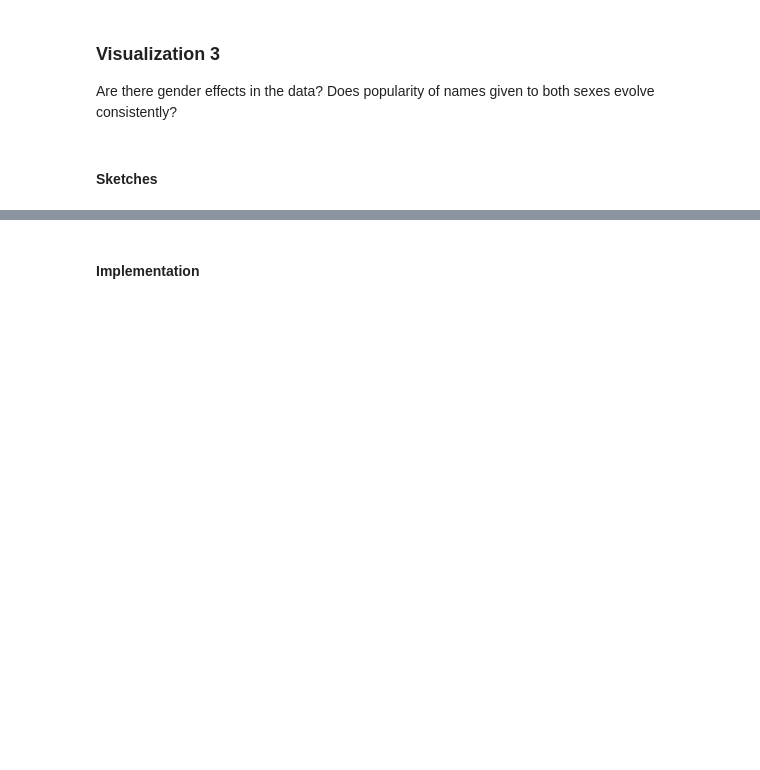
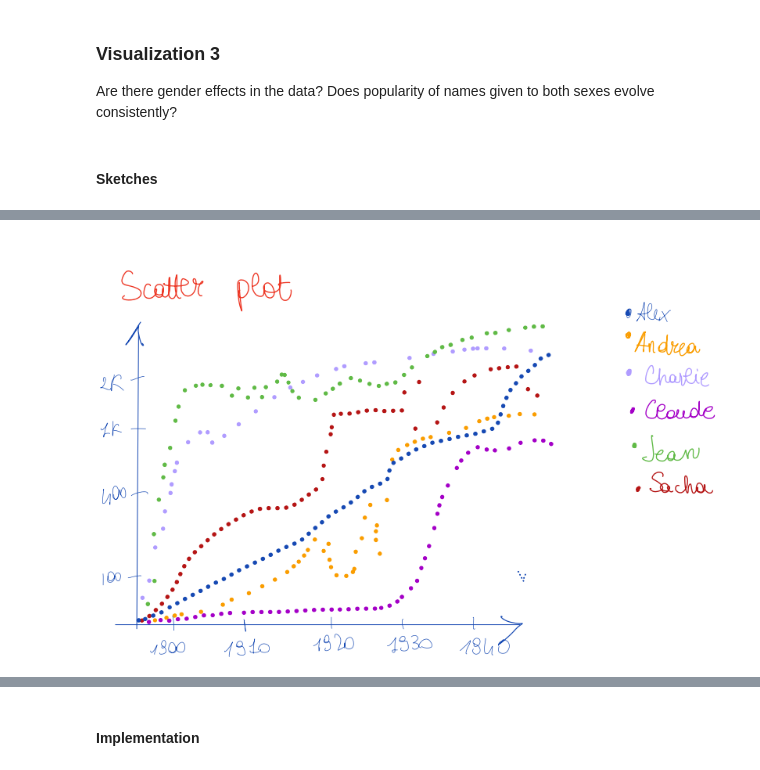
Before and after one commit to liadsantos/baby_names_visualization, a Jupyter notebook: notebook.ipynb, the cells around one changed output, grey strips where cells are left out. Saved outputs shown, nothing was run; the diff lists cells and outputs as text; code cells hidden in the pictures; blank space fills up the shorter version.

```diff
--- a/notebook.ipynb
+++ b/notebook.ipynb
@@ -93,0 +98,4 @@ Are there gender effects in the data? Does popularity of names given to both sex
+# %%
+Image(filename="./images/Scatter Plot.png")
+# %% [output]
+[figure, added]
```
Also changed, not shown: parts of 4 cells of this notebook, 4 other files.
